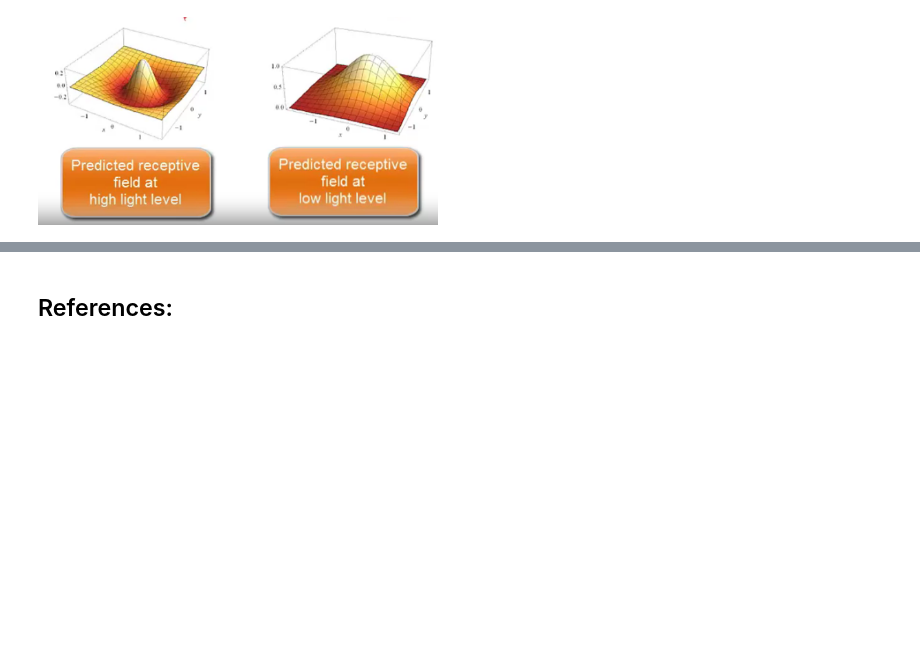
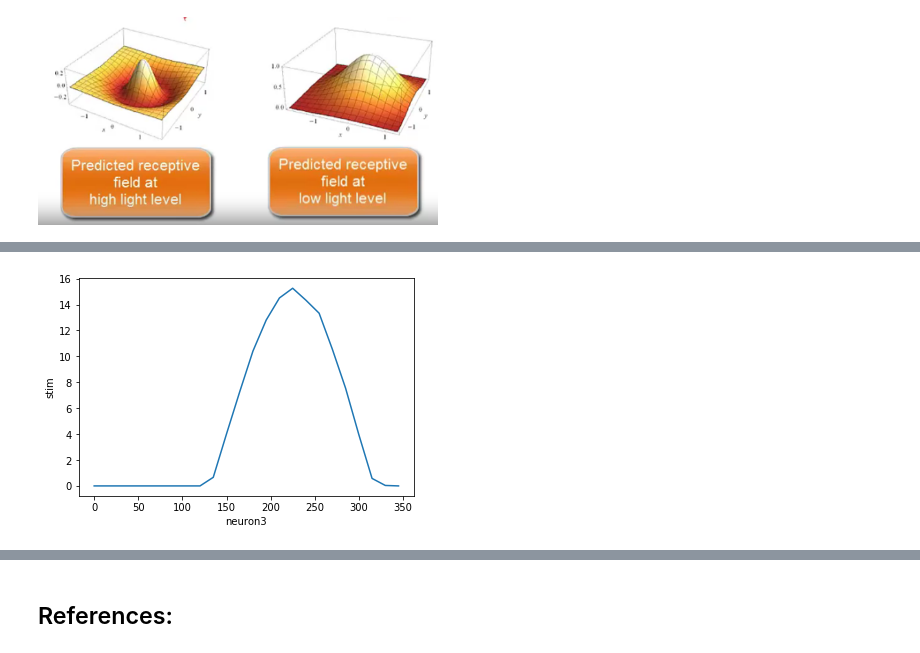
Before and after one commit to mhmdrdwn/com-neuro, a Jupyter notebook: week4.ipynb, the cells around one changed output, grey strips where cells are left out. Saved outputs shown, nothing was run; the diff lists cells and outputs as text; code cells hidden in the pictures; blank space fills up the shorter version.

```diff
--- a/week4.ipynb
+++ b/week4.ipynb
@@ -83,0 +128,7 @@ Image(filename= "dynamic_range_features.png", width=400)
+# %%
+plt.xlabel('neuron3')
+plt.ylabel('stim')
+plt.plot(stim, neuron3)
+plt.show()
+# %% [output]
+[figure, added]
```
Also changed, not shown: parts of 16 cells of this notebook.
